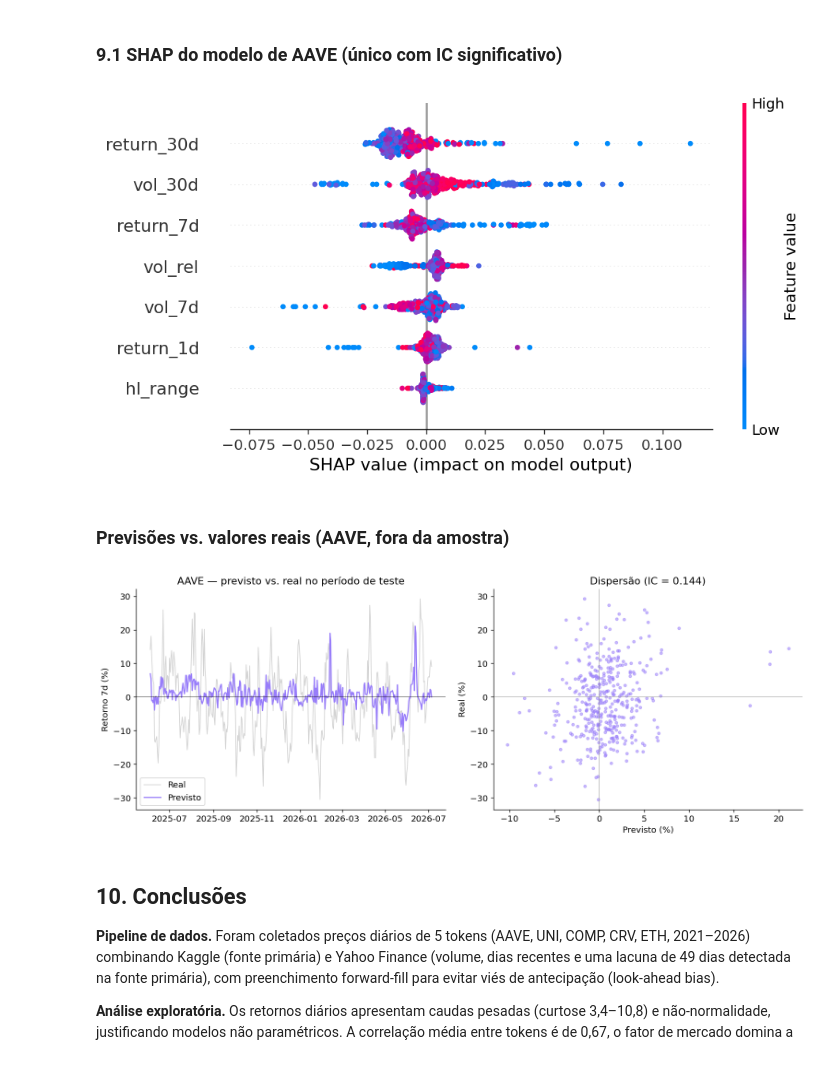
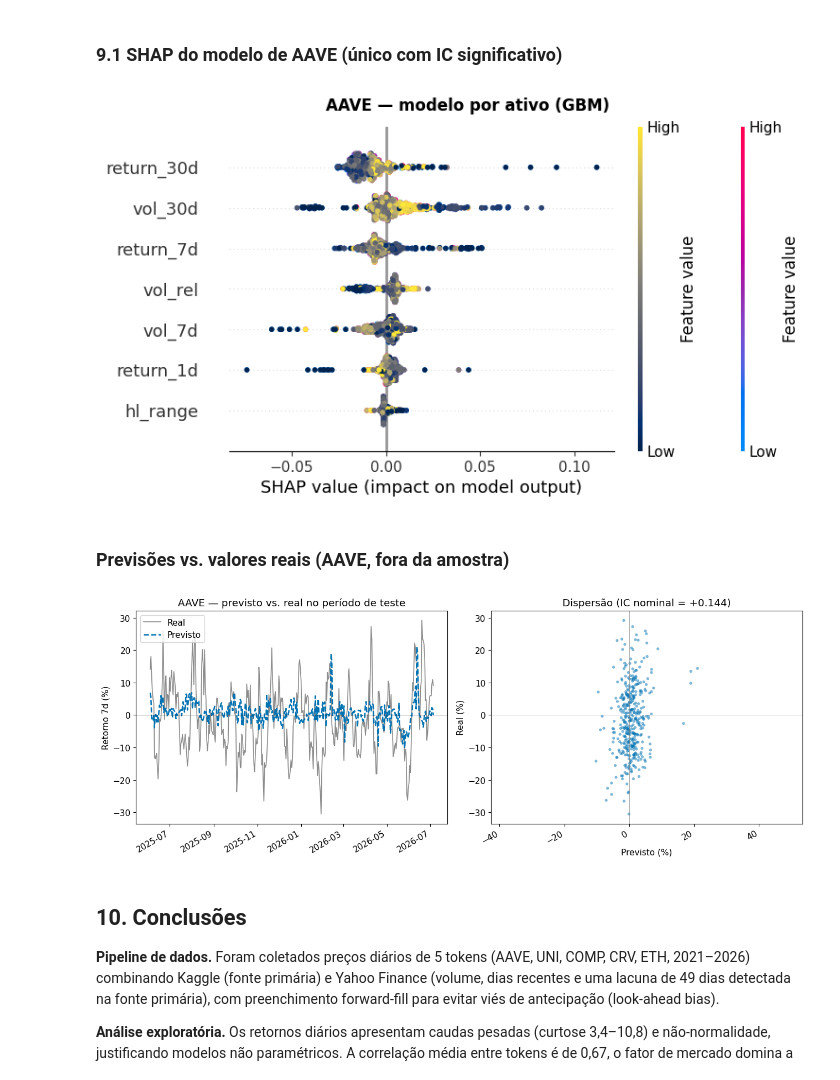
Before and after one commit to adyonchain/tcc-infofi-precificacao, a Jupyter notebook: TCC_InfoFi.ipynb, the cells around one changed output. Drawn from its saved outputs; the diff is of its cells as text; code cells hidden in the pictures.

```diff
--- a/TCC_InfoFi.ipynb
+++ b/TCC_InfoFi.ipynb
@@ -113,8 +143,6 @@ DATA_INICIO = "2021-01-01"
 DATA_HOJE   = "2026-07-13"
 N_FUTURO    = 7   # horizonte do future_return (dias)
 
-PALETA = {"AAVE": "#987dfa", "UNI": "#f556ab",
-          "COMP": "#3beb7b", "CRV": "#f7234d", "ETH": "#61a9fa"}
 MAPA_TICKERS = {"AAVE": "AAVE-USD", "UNI": "UNI7083-USD",
                 "COMP": "COMP5692-USD", "CRV": "CRV-USD", "ETH": "ETH-USD"}
 
@@ -581,8 +609,8 @@ for token, df in dados_raw.items():
 fig, axes = plt.subplots(len(TOKENS), 1, figsize=(12, 14), sharex=True)
 
 for ax, token in zip(axes, TOKENS):
-    d = df_unificado[df_unificado["ticker"] == token]
-    ax.plot(d["date"], d["close"], color=PALETA[token], lw=1.2)
+    d = df_unificado[df_unificado["ticker"] == token].sort_values("date")
+    ax.plot(d["date"], d["close"], color=PALETA[token], marker="", lw=1.2)
     ax.set_title(token, loc="left", fontweight="bold", color=PALETA[token])
     ax.set_ylabel("Preço (USD)")
     ax.xaxis.set_major_locator(mdates.YearLocator())
@@ -590,10 +618,6 @@ for ax, token in zip(axes, TOKENS):
 
 fig.suptitle("Preço de fechamento por token (2021–2026)", y=1.01, fontsize=14)
 plt.tight_layout()
-
-def salvar_fig(fig, nome):
-    fig.savefig(os.path.join("dados", f"{nome}.png"), dpi=300, bbox_inches="tight")
-
 salvar_fig(fig, "tendencia_precos")
 plt.show()
 # %% [output]
@@ -607,17 +631,28 @@ precos = df_unificado.pivot(index="date", columns="ticker", values="close")
 # Divide cada coluna pelo seu primeiro valor e multiplica por 100
 norm = precos / precos.iloc[0] * 100
 
-fig, ax = plt.subplots(figsize=(12, 6))
-for token in TOKENS:
-    ax.plot(norm.index, norm[token], color=PALETA[token], lw=1.4, label=token)
+fig, ax = plt.subplots(figsize=(11, 5.5))
+estilos = ["-", "--", "-.", ":", (0, (3, 1, 1, 1))]
 
-ax.axhline(100, color="gray", ls="--", lw=0.8)   # linha do investimento inicial
-ax.set_yscale("log")                              # escala log: quedas e altas simétricas
+for i, token in enumerate(TOKENS):
+    s = norm[token]
+    ax.plot(s.index, s.values,
+            color=PALETA[token],
+            linestyle=estilos[i % len(estilos)],
+            marker="", lw=1.4, alpha=0.9)
+    # rótulo direto no fim da linha, em vez de legenda
+    ax.annotate(token, xy=(s.index[-1], s.iloc[-1]),
+                xytext=(6, 0), textcoords="offset points",
+                color=PALETA[token], fontweight="bold", fontsize=10,
+                va="center")
+
+ax.set_yscale("log")
+ax.axhline(100, color="gray", ls="--", lw=0.8)
 ax.set_ylabel("Valor de $100 investidos em 2021-01-01 (escala log)")
-ax.legend(ncol=5, loc="upper right")
 ax.set_title("Performance normalizada — base 100")
+ax.margins(x=0.06)               # espaço para os rótulos
 plt.tight_layout()
-salvar_fig(fig, "perfom_normalizada.png")
+salvar_fig(fig, "perfom_normalizada")
 plt.show()
 
 # Tabela resumo: valor final de cada token
@@ -1147,48 +1209,62 @@ plt.show()
 # %%
 d = df_features[df_features["ticker"] == "AAVE"].sort_values("date")
 corte = d["date"].quantile(0.80)
 tr = d[d["date"] <= corte - pd.Timedelta(days=N_FUTURO)]
 te = d[d["date"] > corte]
 
 gbm_aave = GradientBoostingRegressor(n_estimators=150, learning_rate=0.05,
                                      max_depth=3, subsample=0.8, random_state=42)
 gbm_aave.fit(tr[FEATURES], tr["future_return"])
 
 explainer_aave = shap.TreeExplainer(gbm_aave)
 shap_aave = explainer_aave.shap_values(te[FEATURES])
 
 shap.summary_plot(shap_aave, te[FEATURES], show=False)
 fig = plt.gcf()
+shap.summary_plot(shap_aave, te[FEATURES],
+                  cmap=plt.get_cmap("cividis"), show=False)
+fig = plt.gcf()
+fig.suptitle("AAVE — modelo por ativo (GBM)", fontsize=12, fontweight="bold", y=1.02)
 salvar_fig(fig, "shap_beeswarm_aave")
 plt.show()
+salvar_fig(fig, "shap_beeswarm_aave")
+plt.show()
 # %% [output]
-[figure, old version]
+[figure, new version]
 # %% [markdown]
 ### Previsões vs. valores reais (AAVE, fora da amostra)
 # %%
 pred_te = gbm_aave.predict(te[FEATURES])
+ic_aave = spearmanr(pred_te, te["future_return"])[0]
 
 fig, (ax1, ax2) = plt.subplots(1, 2, figsize=(13, 5))
 
-# Série temporal
-ax1.plot(te["date"], te["future_return"]*100, color="lightgray", lw=1, label="Real")
-ax1.plot(te["date"], pred_te*100, color=PALETA["AAVE"], lw=1.5, label="Previsto")
+# --- Série temporal
+ax1.plot(te["date"], te["future_return"]*100,
+         color="0.55", lw=1.2, ls="-", label="Real")
+ax1.plot(te["date"], pred_te*100,
+         color=PALETA["AAVE"], lw=1.8, ls="--", label="Previsto")
 ax1.axhline(0, color="black", lw=0.5)
 ax1.set_ylabel("Retorno 7d (%)")
 ax1.set_title("AAVE — previsto vs. real no período de teste")
-ax1.legend()
+ax1.legend(loc="upper left")
+fig.autofmt_xdate()
 
-# Dispersão
-ax2.scatter(pred_te*100, te["future_return"]*100, s=12, alpha=0.5, color=PALETA["AAVE"])
-ax2.axhline(0, color="gray", lw=0.5); ax2.axvline(0, color="gray", lw=0.5)
-ax2.set_xlabel("Previsto (%)"); ax2.set_ylabel("Real (%)")
-ax2.set_title(f"Dispersão (IC = {spearmanr(pred_te, te['future_return'])[0]:.3f})")
+# --- Dispersão
+ax2.scatter(pred_te*100, te["future_return"]*100,
+            s=14, alpha=0.5, color=PALETA["AAVE"], edgecolor="none")
+ax2.axhline(0, color="gray", lw=0.5)
+ax2.axvline(0, color="gray", lw=0.5)
+ax2.set_xlabel("Previsto (%)")
+ax2.set_ylabel("Real (%)")
+ax2.set_title(f"Dispersão (IC nominal = {ic_aave:+.3f})")
+ax2.set_aspect("equal", adjustable="datalim")
 
 plt.tight_layout()
 salvar_fig(fig, "pred_vs_real_aave")
 plt.show()
 # %% [output]
-[figure, old version]
+[figure, new version]
 # %% [markdown]
 ## 10. Conclusões
 
```
Also changed, not shown: parts of 11 cells of this notebook.
